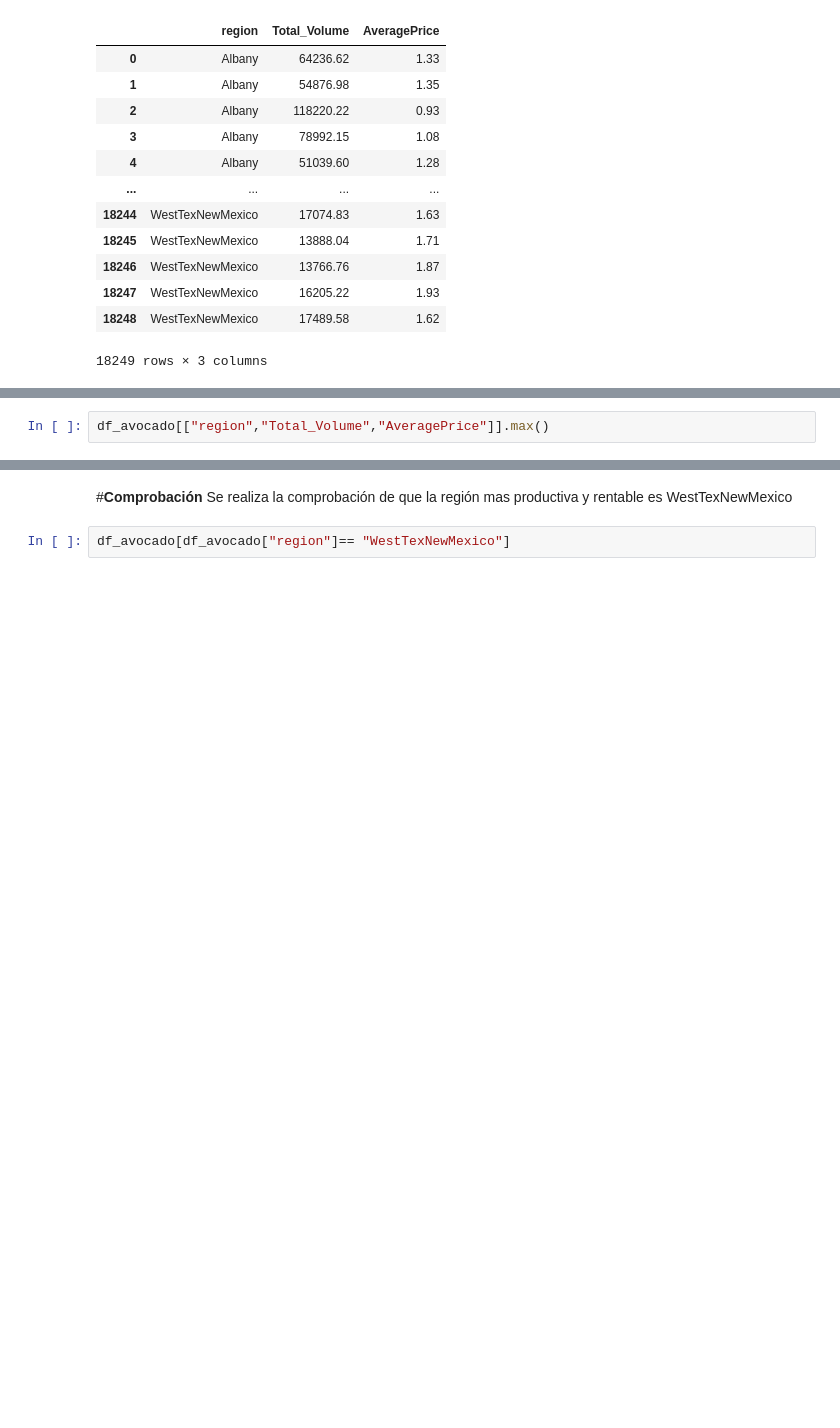
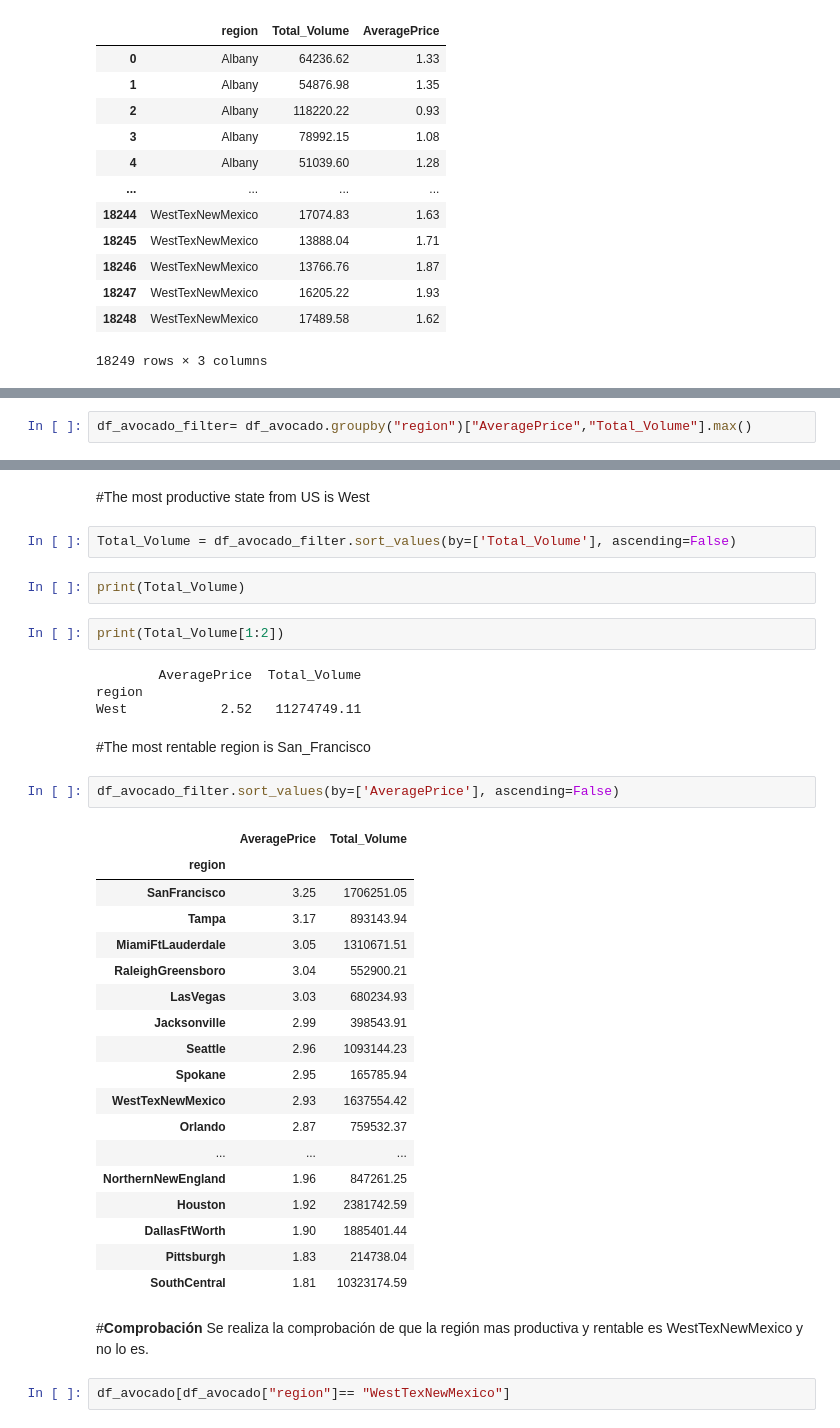
Before and after one commit to Ivanbh214/EDA, a Jupyter notebook: EDA.ipynb, the cells around one changed output, grey strips where cells are left out. Cells and saved outputs as stored; diff of their text form; blank space fills up the shorter version.

```diff
--- a/EDA.ipynb
+++ b/EDA.ipynb
@@ -240,2 +243,2 @@ df_avocado[["region","Total_Volume","AveragePrice"]]
 # %%
-df_avocado[["region","Total_Volume","AveragePrice"]].max()
+df_avocado_filter= df_avocado.groupby("region")["AveragePrice","Total_Volume"].max()
@@ -247,6 +249,41 @@ dtype: object
+# %% [markdown]
+#The most productive state from US is West
+# %%
+Total_Volume = df_avocado_filter.sort_values(by=['Total_Volume'], ascending=False)
+# %%
+print(Total_Volume)
+# %%
+print(Total_Volume[1:2])
+# %% [output]
+        AveragePrice  Total_Volume
+region
+West            2.52   11274749.11
+# %% [markdown]
+#The most rentable region is San_Francisco
+# %%
+df_avocado_filter.sort_values(by=['AveragePrice'], ascending=False)
+# %% [output]
+|  | AveragePrice | Total_Volume |
+| region |  |  |
+| SanFrancisco | 3.25 | 1706251.05 |
+| Tampa | 3.17 | 893143.94 |
+| MiamiFtLauderdale | 3.05 | 1310671.51 |
+| RaleighGreensboro | 3.04 | 552900.21 |
+| LasVegas | 3.03 | 680234.93 |
+| Jacksonville | 2.99 | 398543.91 |
+| Seattle | 2.96 | 1093144.23 |
+| Spokane | 2.95 | 165785.94 |
+| WestTexNewMexico | 2.93 | 1637554.42 |
+| Orlando | 2.87 | 759532.37 |
+| ... | ... | ... |
+| NorthernNewEngland | 1.96 | 847261.25 |
+| Houston | 1.92 | 2381742.59 |
+| DallasFtWorth | 1.90 | 1885401.44 |
+| Pittsburgh | 1.83 | 214738.04 |
+| SouthCentral | 1.81 | 10323174.59 |
 # %% [markdown]
 #**Comprobación**
-Se realiza la comprobación de que la región mas productiva y rentable es  WestTexNewMexico
+Se realiza la comprobación de que la región mas productiva y rentable es  WestTexNewMexico y no lo es.
 # %%
 df_avocado[df_avocado["region"]== "WestTexNewMexico"]
 # %% [output]
```
Also changed, not shown: parts of 15 cells of this notebook.
